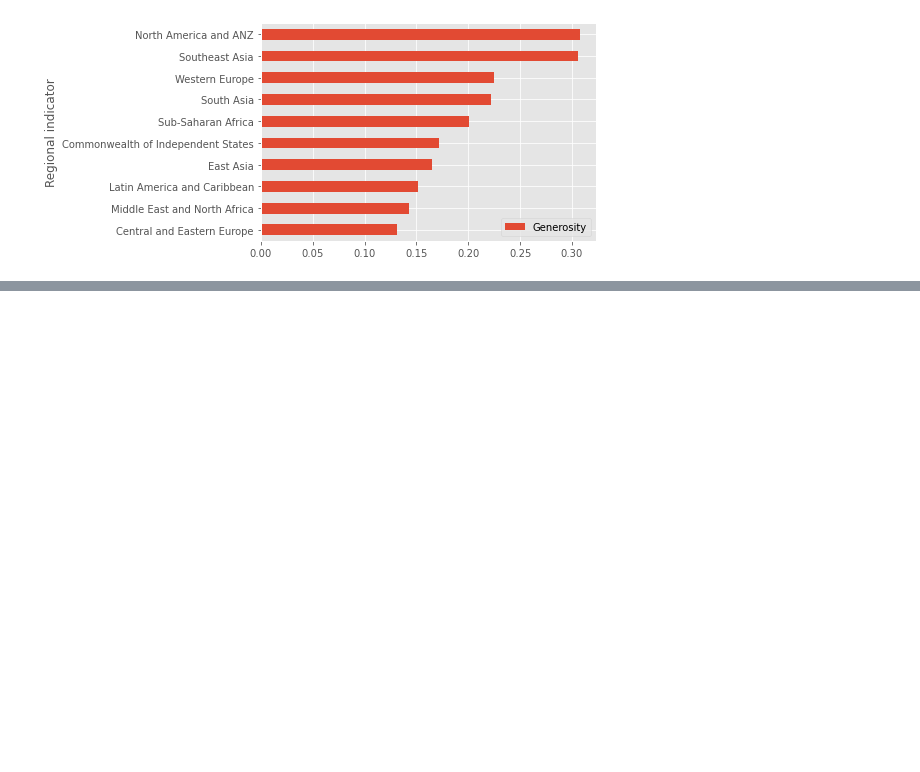
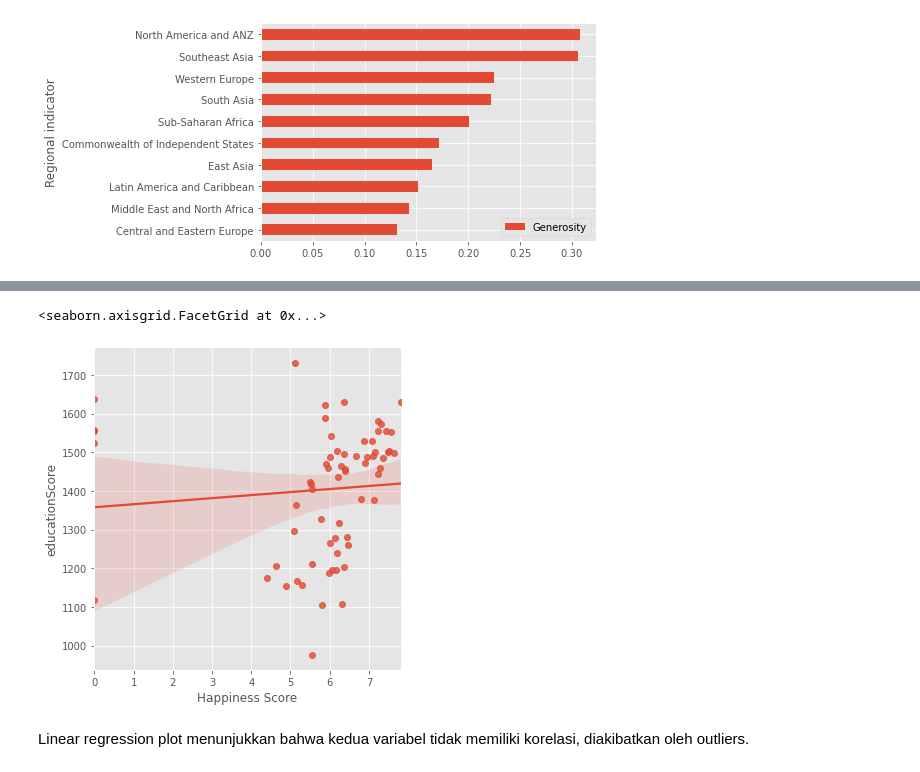
Before and after one commit to andreanstev/BedahData, a Jupyter notebook: World Happiness Report 2015-2020/World_Happiness_Report_2015-2020.ipynb, the cells around one changed output, grey strips where cells are left out. Saved outputs shown, nothing was run; the diff lists cells and outputs as text; code cells hidden in the pictures; blank space fills up the shorter version.

```diff
--- a/World Happiness Report 2015-2020/World_Happiness_Report_2015-2020.ipynb
+++ b/World Happiness Report 2015-2020/World_Happiness_Report_2015-2020.ipynb
@@ -502,0 +555,3 @@ dfhappiness2020.groupby('Regional indicator').mean().sort_values('Generosity').p
+# %%
+#dfhappiness2020_3 = dataset happiness index berisi 60 negara yang memiliki education score
+dfhappiness2020_3 = dfhappiness2020_2.drop(dfhappiness2020_2[dfhappiness2020_2['educationScore']==0].index, axis=0)
@@ -502,0 +560,7 @@ dfhappiness2020.groupby('Regional indicator').mean().sort_values('Generosity').p
+# %%
+sns.lmplot(x= 'Happiness Score', y='educationScore', data = dfhappiness2020_3)
+# %% [output]
+<seaborn.axisgrid.FacetGrid at 0x...>
+[figure, added]
+# %% [markdown]
+Linear regression plot menunjukkan bahwa kedua variabel tidak memiliki korelasi, diakibatkan oleh outliers.
```
Also changed, not shown: parts of 21 cells of this notebook.
